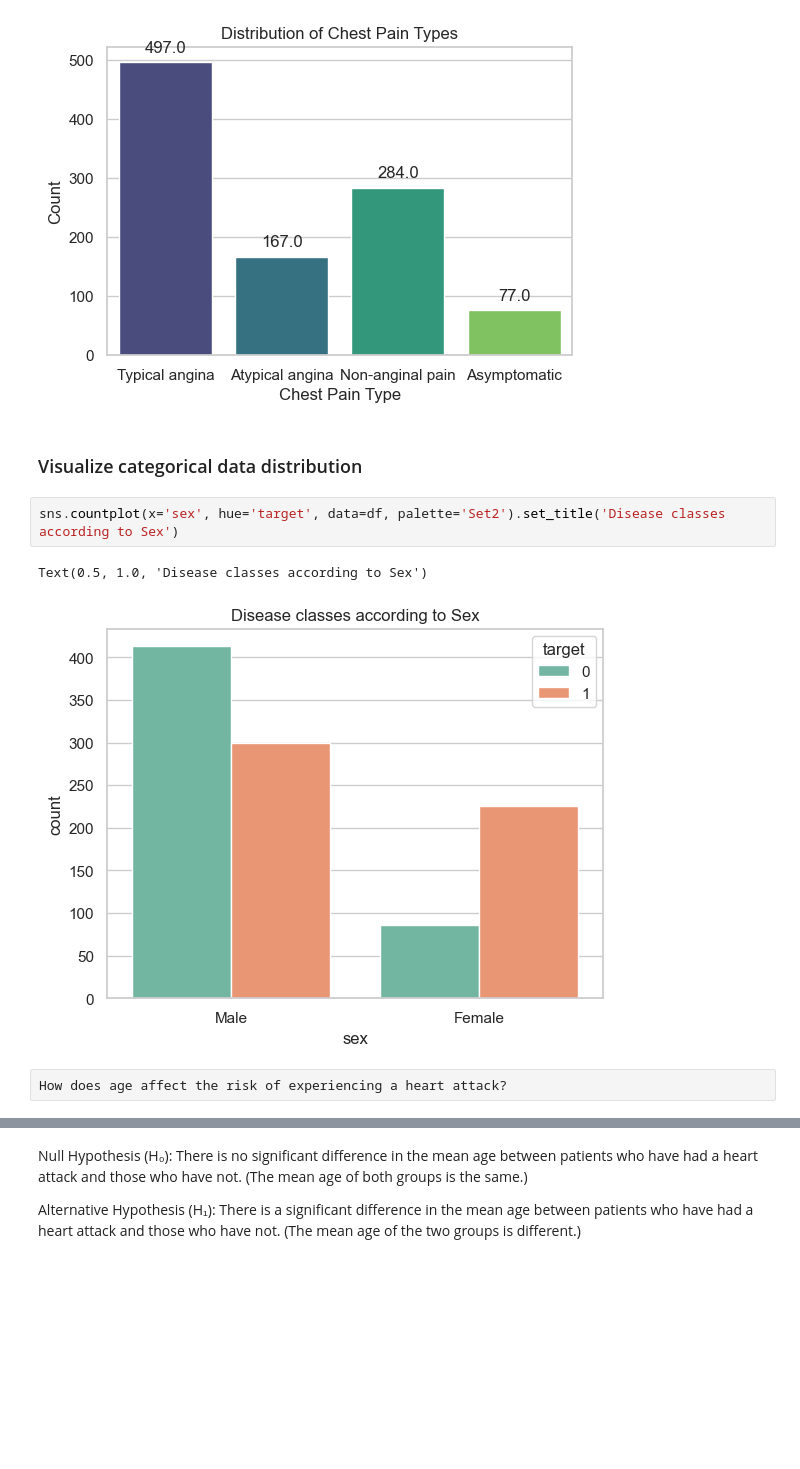
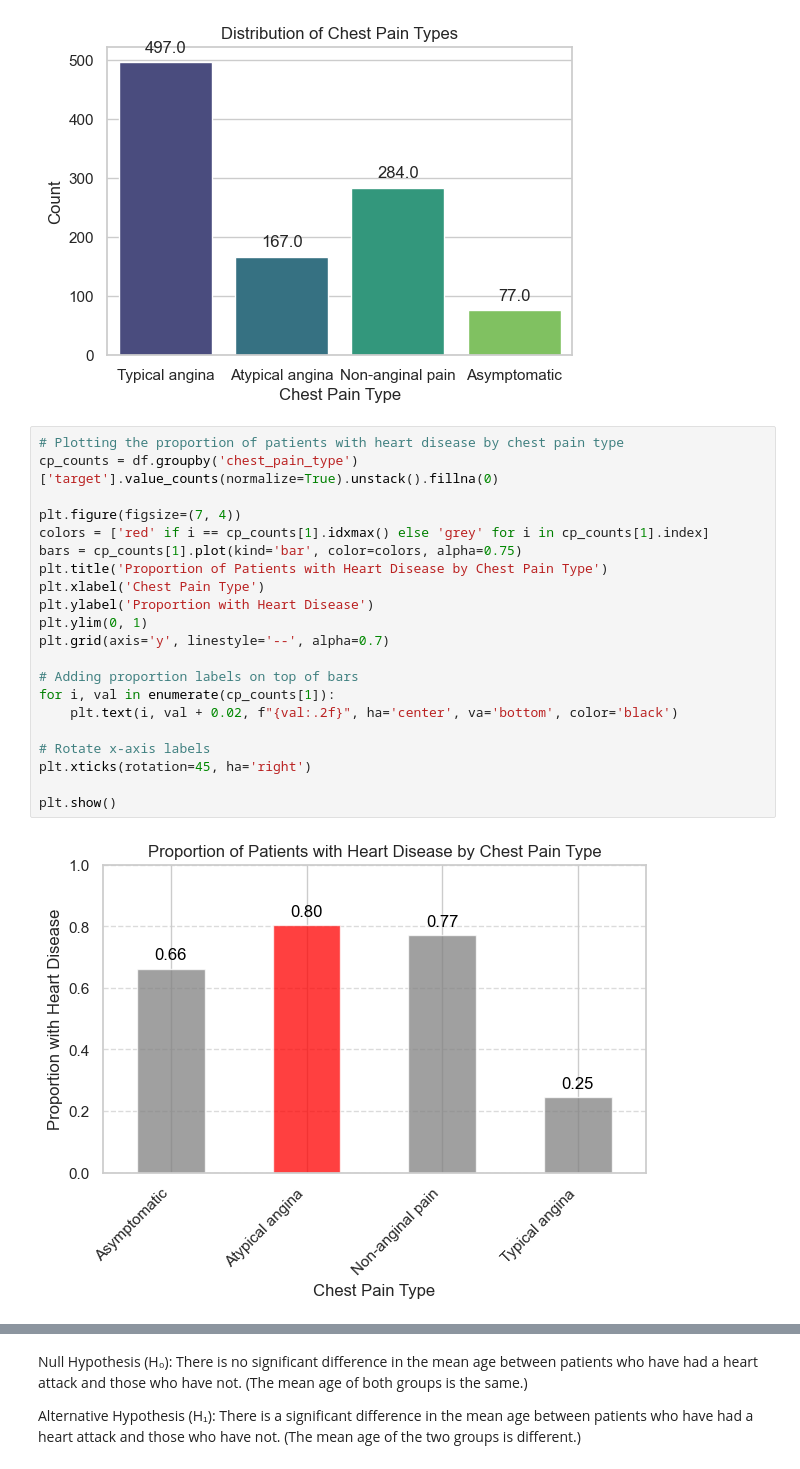
Before and after one commit to rashmic20/Phase2_Project, a Jupyter notebook: Project.ipynb, the cells around one changed output, grey strips where cells are left out. Drawn from its saved outputs; the diff is of its cells as text; blank space fills up the shorter version.

```diff
--- a/Project.ipynb
+++ b/Project.ipynb
@@ -190,12 +206,26 @@ plt.ylabel('Count')
 plt.show()
 # %% [output]
 [figure]
-# %% [markdown]
-### Visualize categorical data distribution
-# %%
-sns.countplot(x='sex', hue='target', data=df, palette='Set2').set_title('Disease classes according to Sex')
-# %% [output]
-Text(0.5, 1.0, 'Disease classes according to Sex')
-[figure, removed]
-# %%
-How does age affect the risk of experiencing a heart attack?
+# %%
+# Plotting the proportion of patients with heart disease by chest pain type
+cp_counts = df.groupby('chest_pain_type')['target'].value_counts(normalize=True).unstack().fillna(0)
+
+plt.figure(figsize=(7, 4))
+colors = ['red' if i == cp_counts[1].idxmax() else 'grey' for i in cp_counts[1].index]
+bars = cp_counts[1].plot(kind='bar', color=colors, alpha=0.75)
+plt.title('Proportion of Patients with Heart Disease by Chest Pain Type')
+plt.xlabel('Chest Pain Type')
+plt.ylabel('Proportion with Heart Disease')
+plt.ylim(0, 1)
+plt.grid(axis='y', linestyle='--', alpha=0.7)
+
+# Adding proportion labels on top of bars
+for i, val in enumerate(cp_counts[1]):
+    plt.text(i, val + 0.02, f"{val:.2f}", ha='center', va='bottom', color='black')
+
+# Rotate x-axis labels
+plt.xticks(rotation=45, ha='right')
+
+plt.show()
+# %% [output]
+[figure, added]
```
Also changed, not shown: parts of 32 cells of this notebook.
